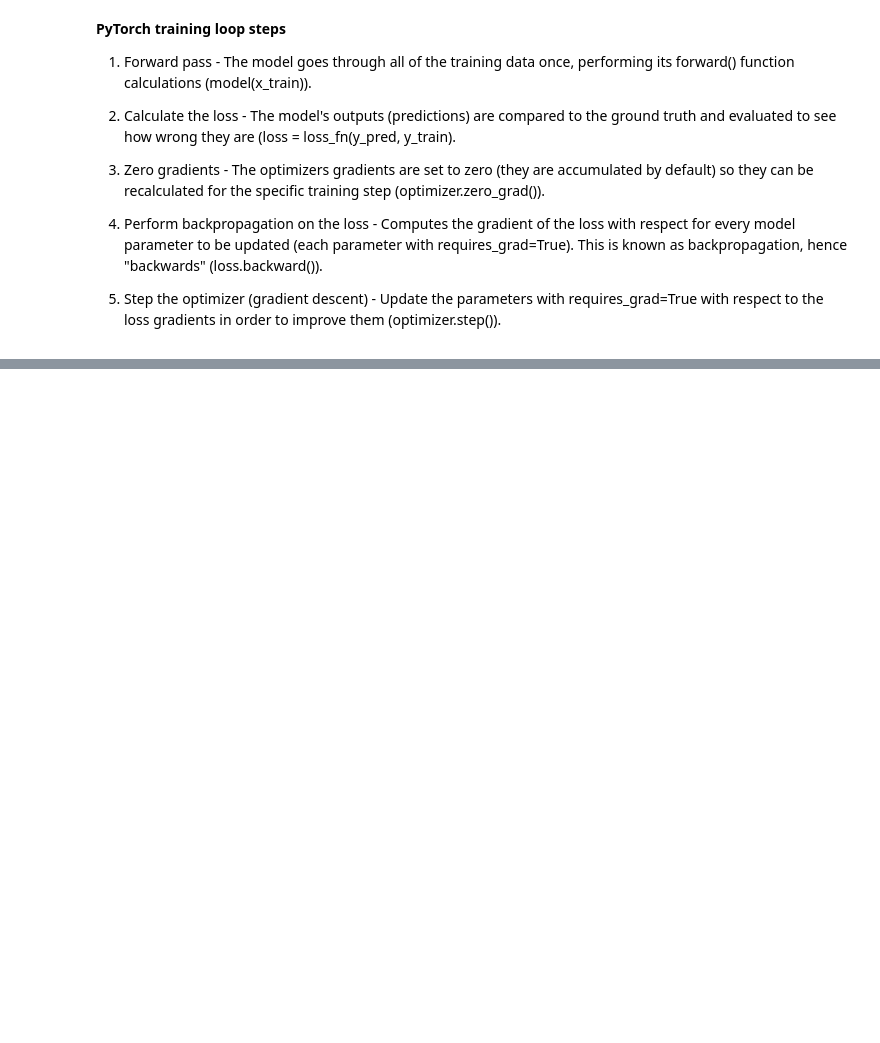
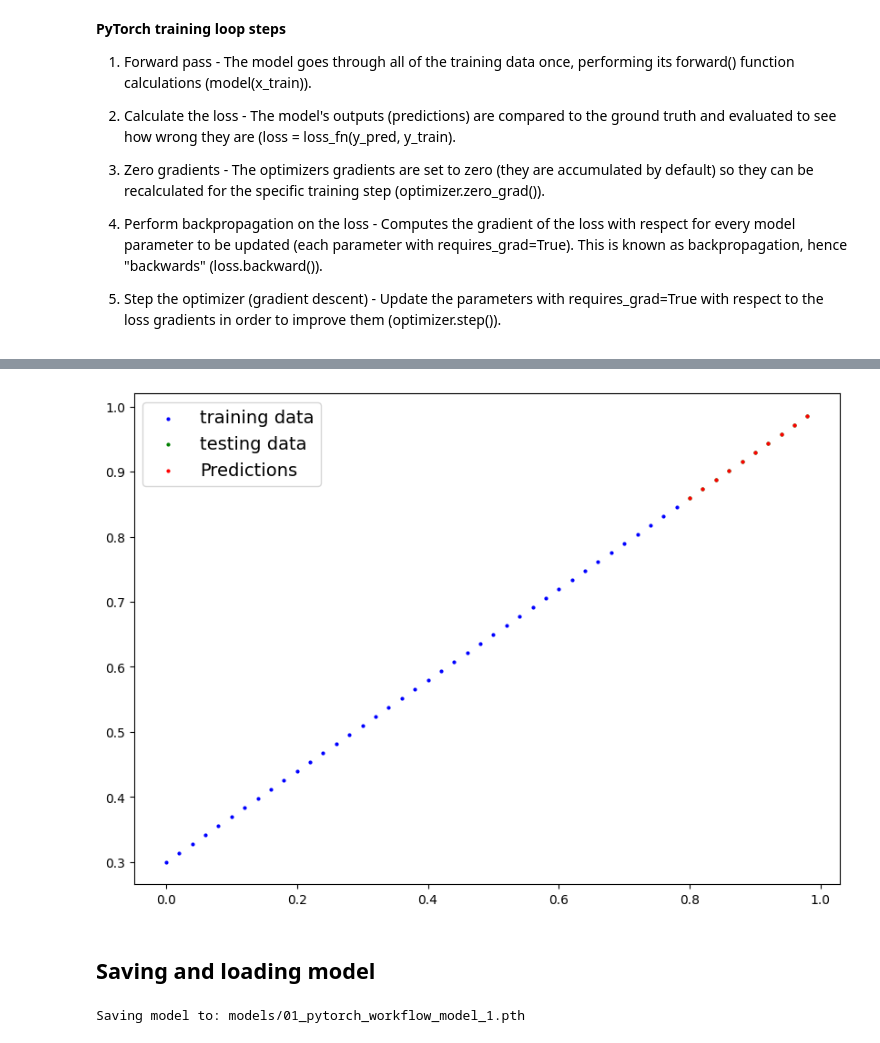
Before and after one commit to northpr/pytorch-resource, a Jupyter notebook: nbs/01_pytorch_workflow.ipynb, the cells around one changed output, grey strips where cells are left out. Saved outputs shown, nothing was run; the diff lists cells and outputs as text; code cells hidden in the pictures; blank space fills up the shorter version.

```diff
--- a/nbs/01_pytorch_workflow.ipynb
+++ b/nbs/01_pytorch_workflow.ipynb
@@ -507,6 +507,26 @@ for epoch in range(epochs):
     y_pred = model_1(x_train)
 
     # 2. Calculate loss
+    loss = loss_fn(y_pred, y_train)
 
     # 3. Zero grad optimizer
     optimizer.zero_grad()
+
+    # 4. Loss backward
+    loss.backward()
+
+    # 5. Step the optimizer
+    optimizer.step()
+
+    ### Testing ###
+    model_1.eval()
+
+    # 1. Forward pass
+    with torch.inference_mode():
+        test_pred = model_1(x_test)
+
+        # Calculate the loss
+        test_loss = loss_fn(test_pred, y_test)
+
+    if epoch % 100 == 0:
+        print(f"Epoch: {epoch} Train loss: {loss} | Test loss: {test_loss}")
@@ -512,0 +559,9 @@ for epoch in range(epochs):
+# %%
+# Turn model into evaluation mode
+model_1.eval()
+
+# Make predictions on the test data
+with torch.inference_mode():
+    y_preds = model_1(x_test)
+
+y_preds
@@ -512,0 +579,27 @@ for epoch in range(epochs):
+# %%
+## This will not work
+# plot_predictions(predictions=y_preds)
+
+# Puut data on the CPU and plot it
+plot_predictions(predictions=y_preds.cpu())
+# %% [output]
+[figure, added]
+# %% [markdown]
+## Saving and loading model
+# %%
+from pathlib import Path
+
+# 1. Create models directory
+MODEL_PATH = Path("models")
+MODEL_PATH.mkdir(parents=True, exist_ok=True)
+
+# 2. Create model save path
+MODEL_NAME = "01_pytorch_workflow_model_1.pth"
+MODEL_SAVE_PATH = MODEL_PATH/MODEL_NAME
+
+# 3. Save the model state dict
+print(f"Saving model to: {MODEL_SAVE_PATH}")
+torch.save(obj=model_1.state_dict(),
+          f=MODEL_SAVE_PATH)
+# %% [output]
+Saving model to: models/01_pytorch_workflow_model_1.pth
```
Also changed, not shown: parts of 14 cells of this notebook, 2 other files.
